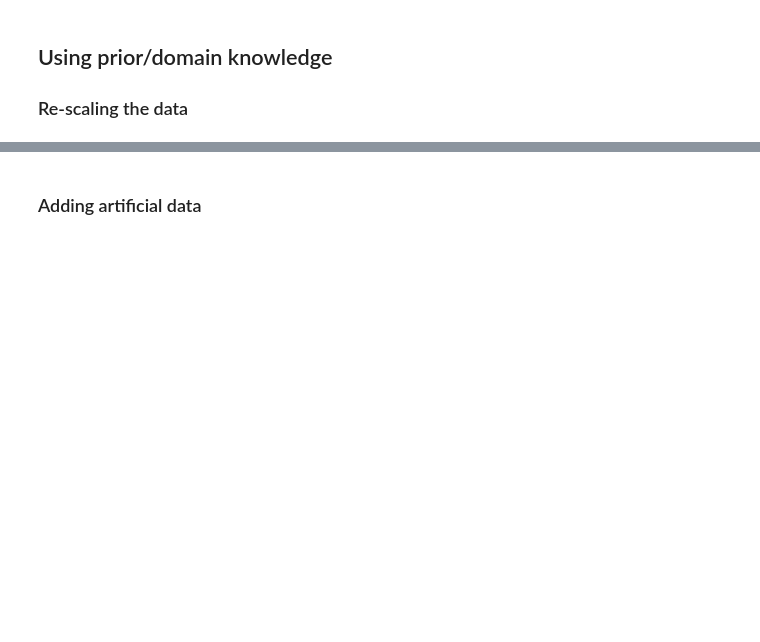
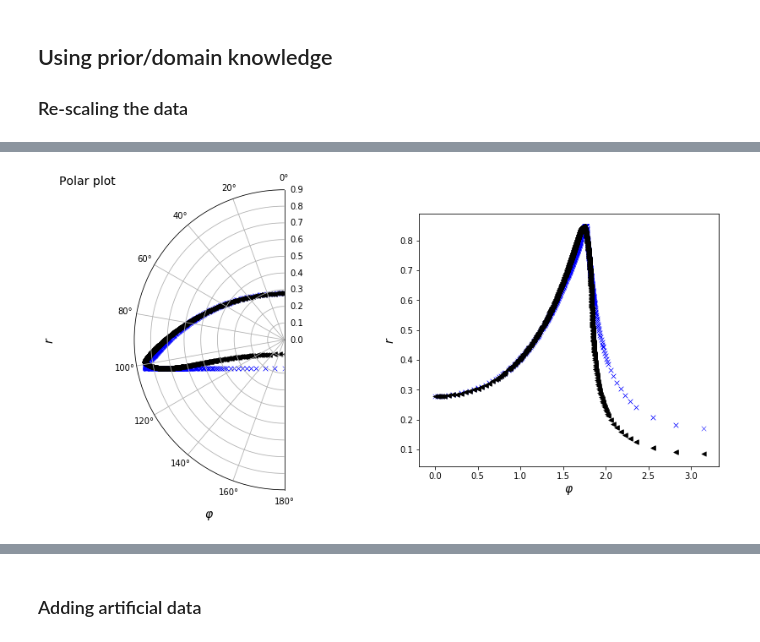
Before and after one commit to AndreWeiner/machine-learning-applied-to-cfd, a Jupyter notebook: notebooks/spherical_cap_shape_approximation.ipynb, the cells around one changed output, grey strips where cells are left out. Drawn from its saved outputs; the diff is of its cells as text; code cells hidden in the pictures; blank space fills up the shorter version.

```diff
--- a/notebooks/spherical_cap_shape_approximation.ipynb
+++ b/notebooks/spherical_cap_shape_approximation.ipynb
@@ -281 +315,26 @@ The variance of the scaled radius is 0.0046.
+# %%
+fig = plt.figure(figsize=(14,10))
+ax1 = plt.subplot(121, projection='polar')
+ax2 = plt.subplot(122)
+
+radius, phi = polar_coordinates(data.py, data.px)
+
+ax1.set_theta_zero_location("N")
+ax1.scatter(phi, cap_radius, marker='x', color='b', s=30, linewidth=0.5)
+ax1.scatter(phi, radius, marker='<', color='k', s=30, linewidth=0.5)
+ax1.set_xlim(0.0, np.pi)
+ax1.set_title("Polar plot", loc='left', fontsize=fontsize)
+ax1.set_xlabel(r"$\varphi$", fontsize=fontsize)
+ax1.set_ylabel(r"$r$", fontsize=fontsize)
+
+ax2.scatter(phi, cap_radius, marker='x', color='b', s=30, linewidth=0.5)
+ax2.scatter(phi, radius, marker='<', color='k', s=30, linewidth=0.5)
+ax2.set_xlabel(r"$\varphi$", fontsize=fontsize)
+ax2.set_ylabel(r"$r$", fontsize=fontsize)
+asp = np.diff(ax1.get_xlim())[0] / np.diff(ax1.get_ylim())[0]
+ax2.set_aspect(asp)
+
+plt.show()
+# %% [output]
+[figure, added]
 # %%
```
Also changed, not shown: parts of 6 cells of this notebook, 5 other files.
